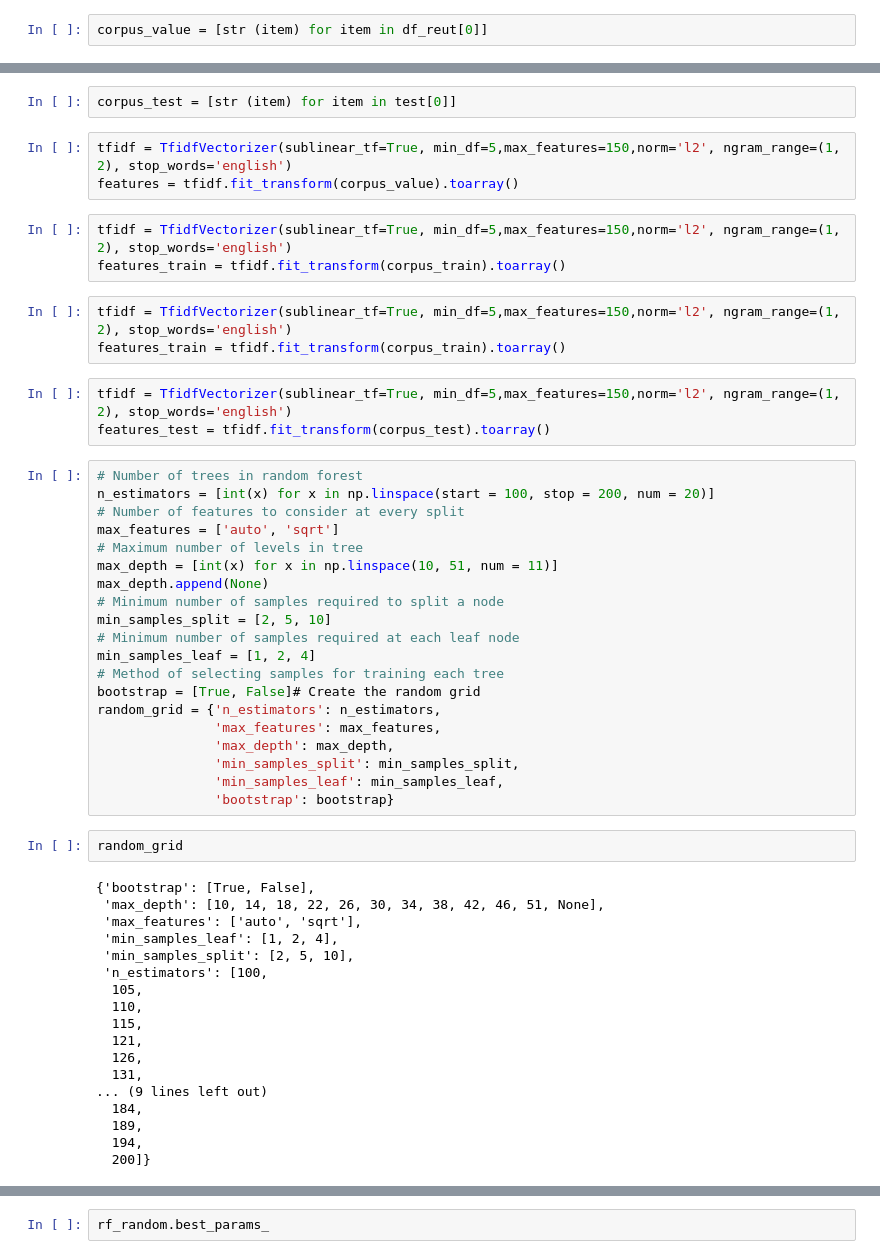
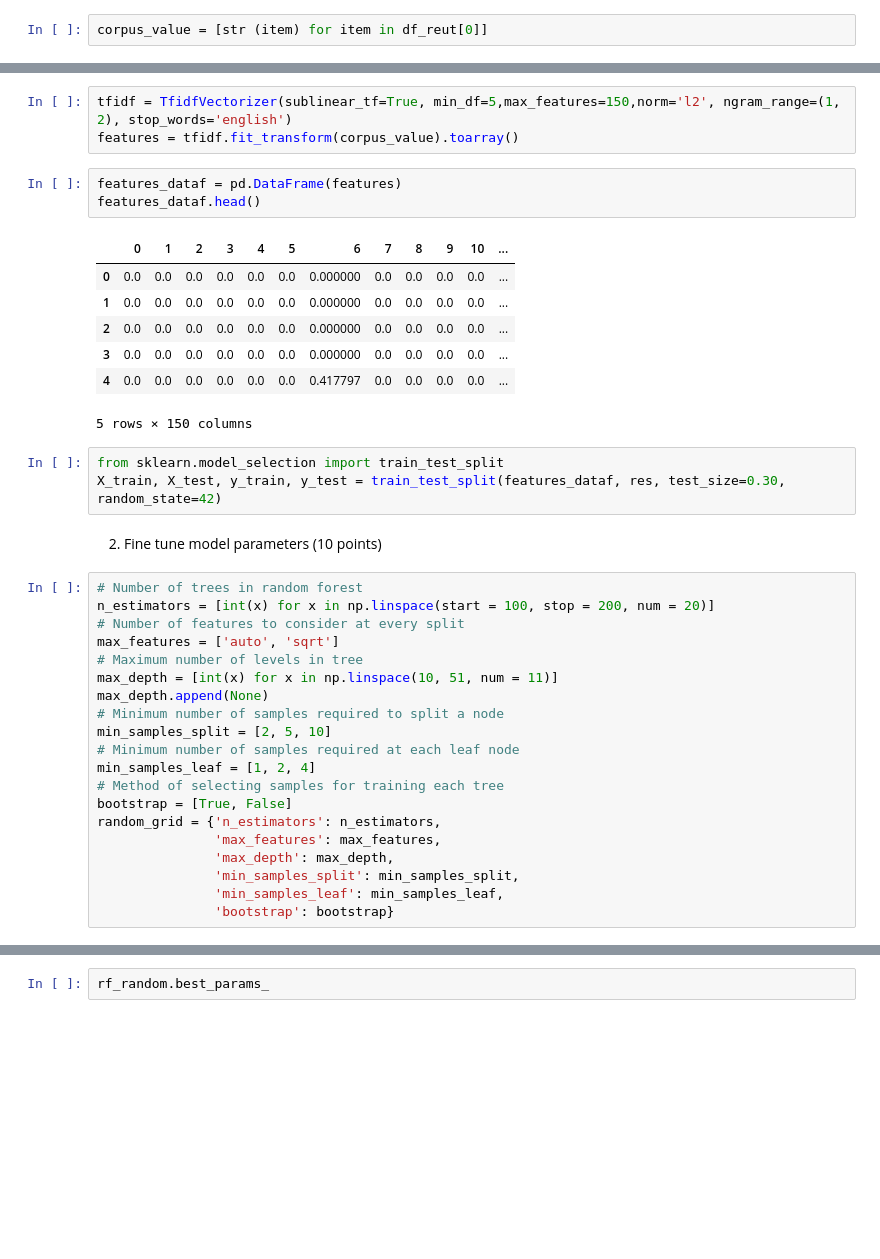
Before and after one commit to HarmanBhutani/ML_projects, a Jupyter notebook: Assignment4_PartB.ipynb, the cells around one changed output, grey strips where cells are left out. Saved outputs shown, nothing was run; the diff lists cells and outputs as text; blank space fills up the shorter version.

```diff
--- a/Assignment4_PartB.ipynb
+++ b/Assignment4_PartB.ipynb
@@ -234,17 +202,22 @@ corpus_train = [str (item) for item in train[0]]
-# %%
-corpus_test = [str (item) for item in test[0]]
 # %%
 tfidf = TfidfVectorizer(sublinear_tf=True, min_df=5,max_features=150,norm='l2', ngram_range=(1, 2), stop_words='english')
 features = tfidf.fit_transform(corpus_value).toarray()
-# %%
-tfidf = TfidfVectorizer(sublinear_tf=True, min_df=5,max_features=150,norm='l2', ngram_range=(1, 2), stop_words='english')
-features_train = tfidf.fit_transform(corpus_train).toarray()
-# %%
-tfidf = TfidfVectorizer(sublinear_tf=True, min_df=5,max_features=150,norm='l2', ngram_range=(1, 2), stop_words='english')
-features_train = tfidf.fit_transform(corpus_train).toarray()
-# %%
-tfidf = TfidfVectorizer(sublinear_tf=True, min_df=5,max_features=150,norm='l2', ngram_range=(1, 2), stop_words='english')
-features_test = tfidf.fit_transform(corpus_test).toarray()
+# %%
+features_dataf = pd.DataFrame(features)
+features_dataf.head()
+# %% [output]
+|  | 0 | 1 | 2 | 3 | 4 | 5 | 6 | 7 | 8 | 9 | 10 | ... |
+| 0 | 0.0 | 0.0 | 0.0 | 0.0 | 0.0 | 0.0 | 0.000000 | 0.0 | 0.0 | 0.0 | 0.0 | ... |
+| 1 | 0.0 | 0.0 | 0.0 | 0.0 | 0.0 | 0.0 | 0.000000 | 0.0 | 0.0 | 0.0 | 0.0 | ... |
+| 2 | 0.0 | 0.0 | 0.0 | 0.0 | 0.0 | 0.0 | 0.000000 | 0.0 | 0.0 | 0.0 | 0.0 | ... |
+| 3 | 0.0 | 0.0 | 0.0 | 0.0 | 0.0 | 0.0 | 0.000000 | 0.0 | 0.0 | 0.0 | 0.0 | ... |
+| 4 | 0.0 | 0.0 | 0.0 | 0.0 | 0.0 | 0.0 | 0.417797 | 0.0 | 0.0 | 0.0 | 0.0 | ... |
+5 rows × 150 columns
+# %%
+from sklearn.model_selection import train_test_split
+X_train, X_test, y_train, y_test = train_test_split(features_dataf, res, test_size=0.30, random_state=42)
+# %% [markdown]
+2) Fine tune model parameters (10 points)
 # %%
 # Number of trees in random forest
 n_estimators = [int(x) for x in np.linspace(start = 100, stop = 200, num = 20)]
@@ -258,32 +231,12 @@ min_samples_split = [2, 5, 10]
 # Minimum number of samples required at each leaf node
 min_samples_leaf = [1, 2, 4]
 # Method of selecting samples for training each tree
-bootstrap = [True, False]# Create the random grid
+bootstrap = [True, False]
 random_grid = {'n_estimators': n_estimators,
                'max_features': max_features,
                'max_depth': max_depth,
                'min_samples_split': min_samples_split,
                'min_samples_leaf': min_samples_leaf,
                'bootstrap': bootstrap}
-# %%
-random_grid
-# %% [output]
-{'bootstrap': [True, False],
- 'max_depth': [10, 14, 18, 22, 26, 30, 34, 38, 42, 46, 51, None],
- 'max_features': ['auto', 'sqrt'],
- 'min_samples_leaf': [1, 2, 4],
- 'min_samples_split': [2, 5, 10],
- 'n_estimators': [100,
-  105,
-  110,
-  115,
-  121,
-  126,
-  131,
-... (9 lines left out)
-  184,
-  189,
-  194,
-  200]}
 # %%
 rf = RandomForestClassifier()
```
Also changed, not shown: parts of 28 cells of this notebook.
